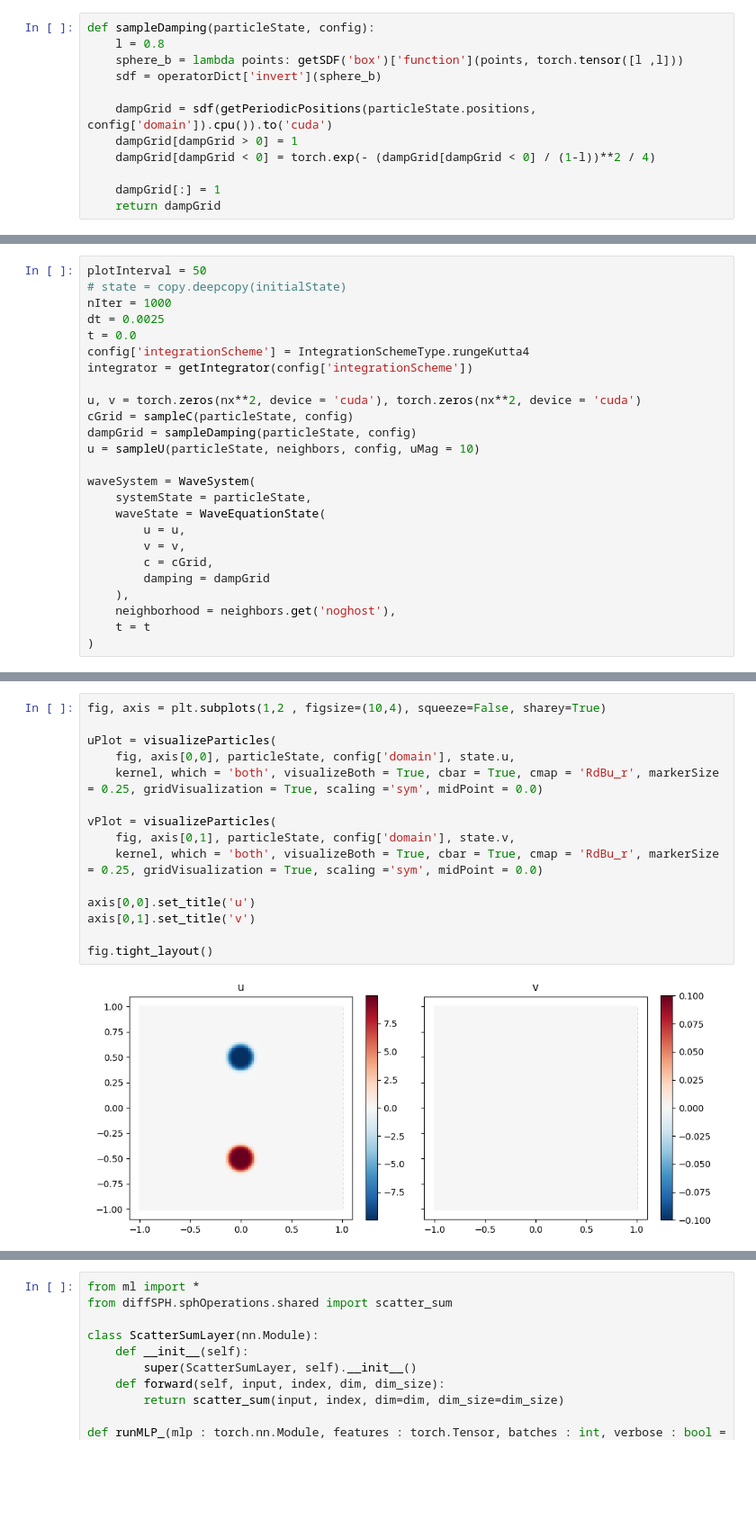
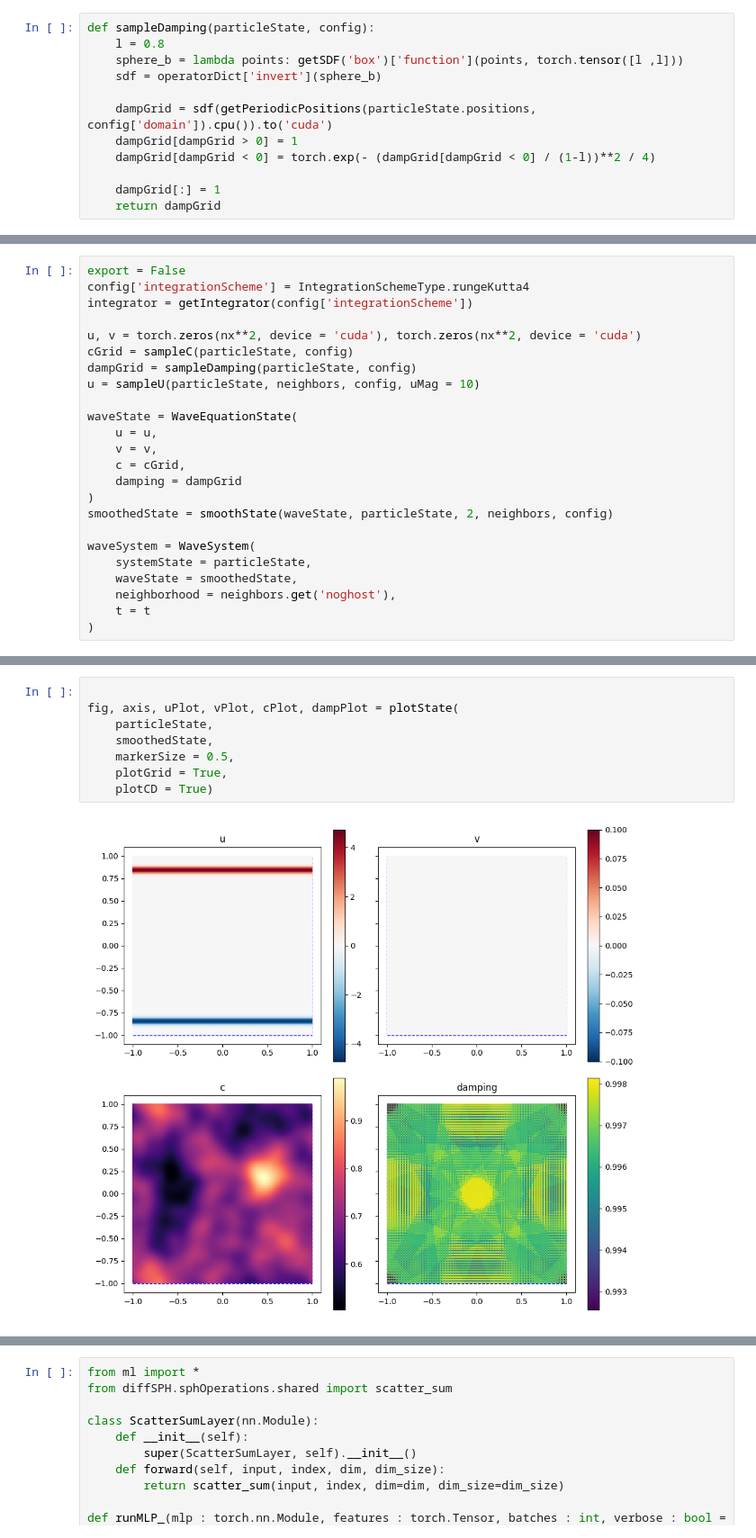
Before and after one commit to tum-pbs/diffSPH, a Jupyter notebook: waveEquation/waveEquationDemo.ipynb, the cells around one changed output, grey strips where cells are left out. Shown at 90% size. Cells and saved outputs as stored; diff of their text form; blank space fills up the shorter version.

Commit message:
fix wave equaiton

```diff
--- a/waveEquation/waveEquationDemo.ipynb
+++ b/waveEquation/waveEquationDemo.ipynb
@@ -239,9 +300,5 @@ fig.tight_layout()
 # %%
-plotInterval = 50
-# state = copy.deepcopy(initialState)
-nIter = 1000
-dt = 0.0025
-t = 0.0
+export = False
 config['integrationScheme'] = IntegrationSchemeType.rungeKutta4
 integrator = getIntegrator(config['integrationScheme'])
 
@@ -250,14 +307,17 @@ cGrid = sampleC(particleState, config)
 dampGrid = sampleDamping(particleState, config)
 u = sampleU(particleState, neighbors, config, uMag = 10)
 
+waveState = WaveEquationState(
+    u = u,
+    v = v,
+    c = cGrid,
+    damping = dampGrid
+)
+smoothedState = smoothState(waveState, particleState, 2, neighbors, config)
+
 waveSystem = WaveSystem(
     systemState = particleState,
-    waveState = WaveEquationState(
-        u = u,
-        v = v,
-        c = cGrid,
-        damping = dampGrid
-    ),
+    waveState = smoothedState,
     neighborhood = neighbors.get('noghost'),
     t = t
 )
@@ -321,17 +356,10 @@ simulationGroup = outFile.create_group('simulation')
 # %%
-fig, axis = plt.subplots(1,2 , figsize=(10,4), squeeze=False, sharey=True)
 
-uPlot = visualizeParticles(
-    fig, axis[0,0], particleState, config['domain'], state.u,
-    kernel, which = 'both', visualizeBoth = True, cbar = True, cmap = 'RdBu_r', markerSize = 0.25, gridVisualization = True, scaling ='sym', midPoint = 0.0)
-
-vPlot = visualizeParticles(
-    fig, axis[0,1], particleState, config['domain'], state.v,
-    kernel, which = 'both', visualizeBoth = True, cbar = True, cmap = 'RdBu_r', markerSize = 0.25, gridVisualization = True, scaling ='sym', midPoint = 0.0)
-
-axis[0,0].set_title('u')
-axis[0,1].set_title('v')
-
-fig.tight_layout()
+fig, axis, uPlot, vPlot, cPlot, dampPlot = plotState(
+    particleState,
+    smoothedState,
+    markerSize = 0.5,
+    plotGrid = True,
+    plotCD = True)
 # %% [output]
-[figure, old version]
+[figure, new version]
```
Also changed, not shown: parts of 18 cells of this notebook, 4 other files.
